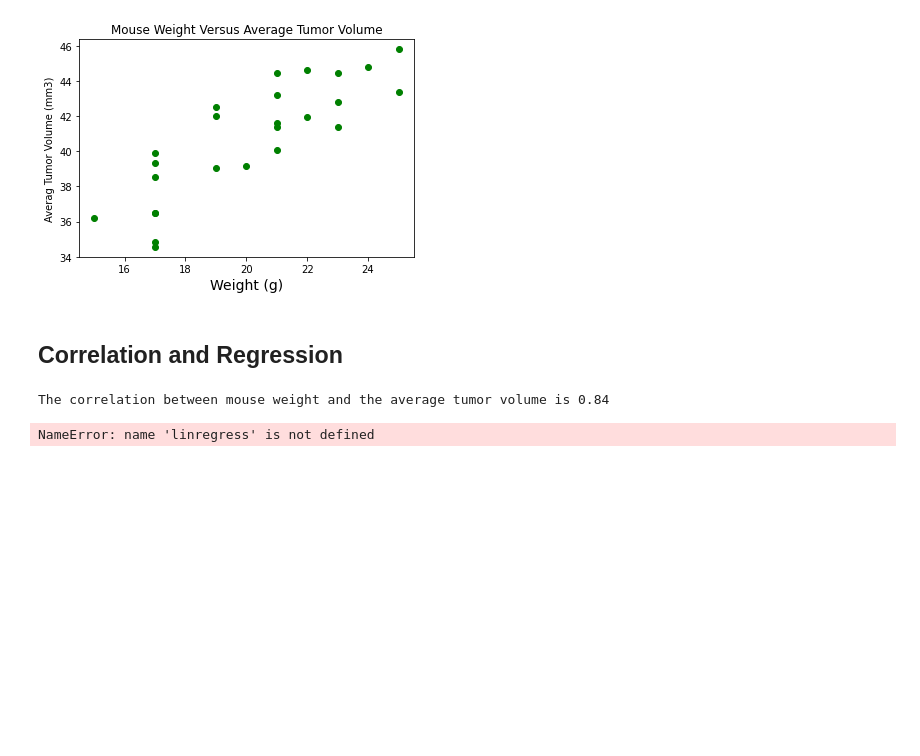
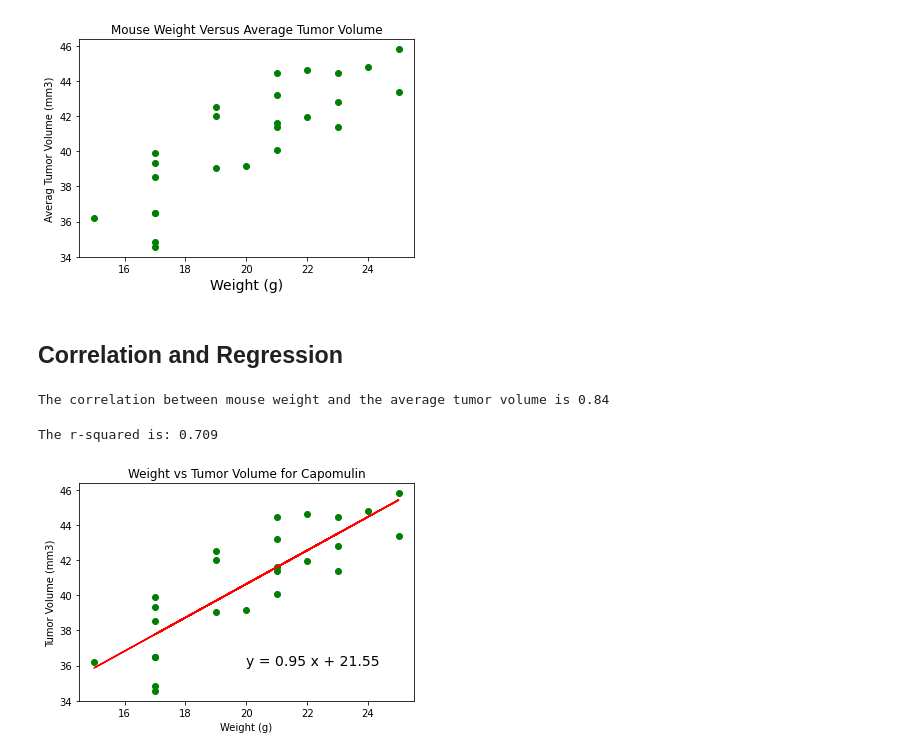
Before and after one commit to fmaramba7/mathplotilbhw, a Jupyter notebook: Pymaceuticals/pymaceuticals_starter.ipynb, the cells around one changed output. Cells and saved outputs as stored; diff of their text form; code cells hidden in the pictures; blank space fills up the shorter version.

```diff
--- a/Pymaceuticals/pymaceuticals_starter.ipynb
+++ b/Pymaceuticals/pymaceuticals_starter.ipynb
@@ -390,17 +473,18 @@ print(f"The correlation between mouse weight and the average tumor volume is {ro
 # %% [output]
 The correlation between mouse weight and the average tumor volume is 0.84
 # %%
-(slope, intercept,rvalue, pvalue, stderr)= linregress(avg_capm_vol["Weight (g)"],avg_capm_vol["Tumor Volume (mm3)"])
+(slope, intercept,rvalue, pvalue, stderr)=st.linregress(avg_capm_vol["Weight (g)"],avg_capm_vol["Tumor Volume (mm3)"])
 regress_values=avg_capm_vol["Weight (g)"]* slope + intercept
 line_eq= f"y = {round(slope, 2)} x + {round(intercept, 2)}"
 
 plt.scatter(avg_capm_vol["Weight (g)"],avg_capm_vol["Tumor Volume (mm3)"],color='g')
 plt.plot(avg_capm_vol["Weight (g)"], regress_values, color='red')
 plt.annotate(line_eq,(20,36), fontsize=14)
 plt.xlabel("Weight (g)")
 plt.ylabel("Tumor Volume (mm3)")
 plt.title("Weight vs Tumor Volume for Capomulin")
 print(f"The r-squared is: {round(rvalue**2,3)}")
 plt.show()
 # %% [output]
-NameError: name 'linregress' is not defined
+The r-squared is: 0.709
+[figure, added]
```
Also changed, not shown: parts of 7 cells of this notebook.
